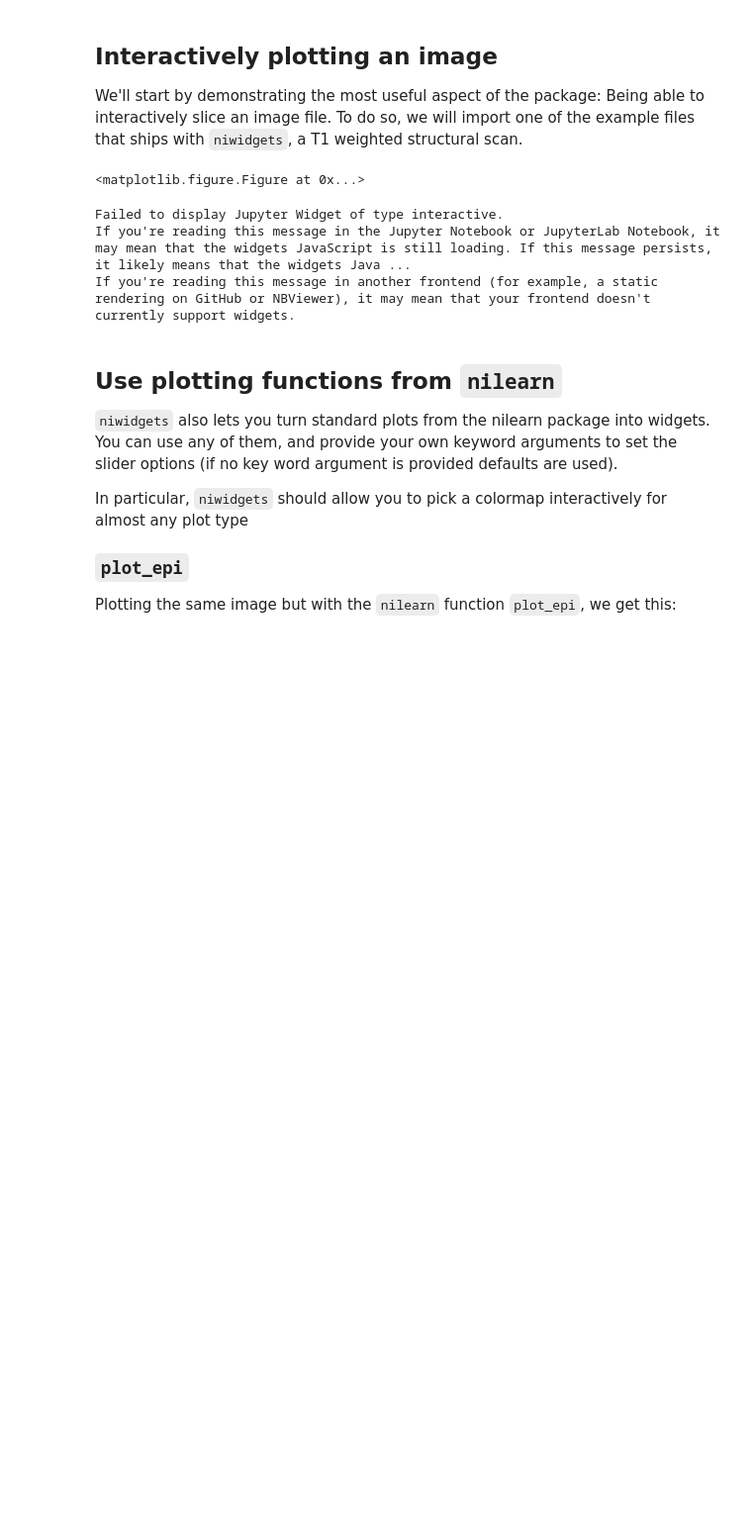
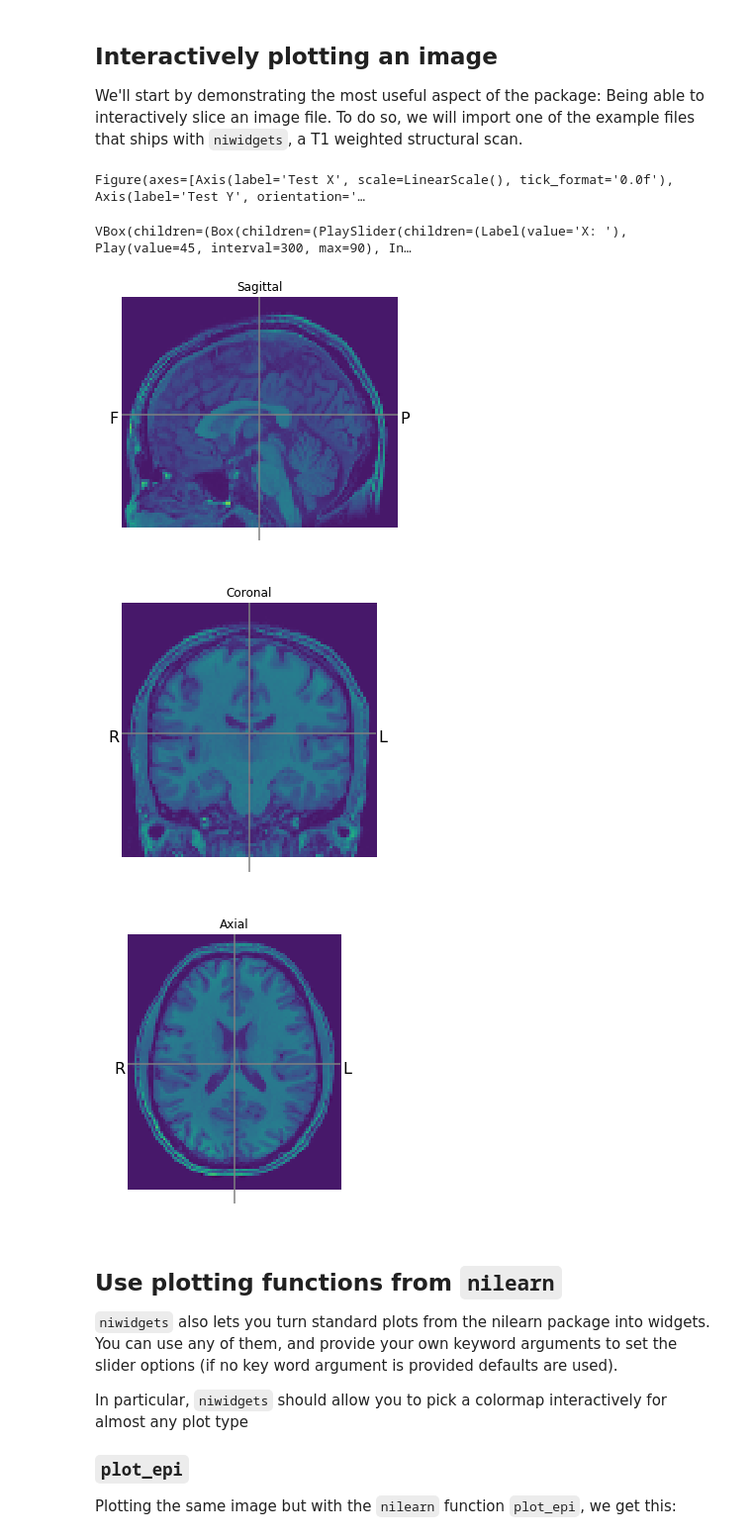
Before and after one commit to nipy/niwidgets, a Jupyter notebook: index.ipynb, the cells around one changed output. Shown at 99% size. Drawn from its saved outputs; the diff is of its cells as text; code cells hidden in the pictures; blank space fills up the shorter version.

```diff
--- a/index.ipynb
+++ b/index.ipynb
@@ -10,18 +10,42 @@ The class for volume images is `NiftiWidget`. It takes a path to a `.nii` file a
 ## Interactively plotting an image
 
 We'll start by demonstrating the most useful aspect of the package: Being able to interactively slice an image file. To do so, we will import one of the example files that ships with `niwidgets`, a T1 weighted structural scan.
+# %%
+import bqplot as bq
+from IPython.display import display
+
+x_data = range(10)
+y_data = [i ** 2 for i in x_data]
+
+x_sc = bq.LinearScale()
+y_sc = bq.LinearScale()
+
+ax_x = bq.Axis(label='Test X', scale=x_sc, tick_format='0.0f')
+ax_y = bq.Axis(label='Test Y', scale=y_sc,
+            orientation='vertical', tick_format='0.2f')
+
+line = bq.Lines(x=x_data,
+             y=y_data,
+             scales={'x': x_sc, 'y': y_sc},
+             colors=['red', 'yellow'])
+
+fig = bq.Figure(axes=[ax_x, ax_y], marks=[line])
+
+display(fig)
+# %% [output]
+Figure(axes=[Axis(label='Test X', scale=LinearScale(), tick_format='0.0f'), Axis(label='Test Y', orientation='…
 # %%
 # Let's try a simple parcellation map from a standard atlas
-from niwidgets import NiftiWidget
+from niwidgets.niwidget_volume import VolumeWidget
 from niwidgets import examplet1
 
-test_widget = NiftiWidget(examplet1)
-test_widget.nifti_plotter()
+test_widget = VolumeWidget(examplet1)
+test_widget
 # %% [output]
-<matplotlib.figure.Figure at 0x...>
+VBox(children=(Box(children=(PlaySlider(children=(Label(value='X: '), Play(value=45, interval=300, max=90), In…
-Failed to display Jupyter Widget of type interactive.
-If you're reading this message in the Jupyter Notebook or JupyterLab Notebook, it may mean that the widgets JavaScript is still loading. If this message persists, it likely means that the widgets Java ...
-If you're reading this message in another frontend (for example, a static rendering on GitHub or NBViewer), it may mean that your frontend doesn't currently support widgets.
+[figure, added]
+[figure, added]
+[figure, added]
 # %% [markdown]
 ## Use plotting functions from `nilearn`
 
```
Also changed, not shown: parts of 4 cells of this notebook, 2 other files.
